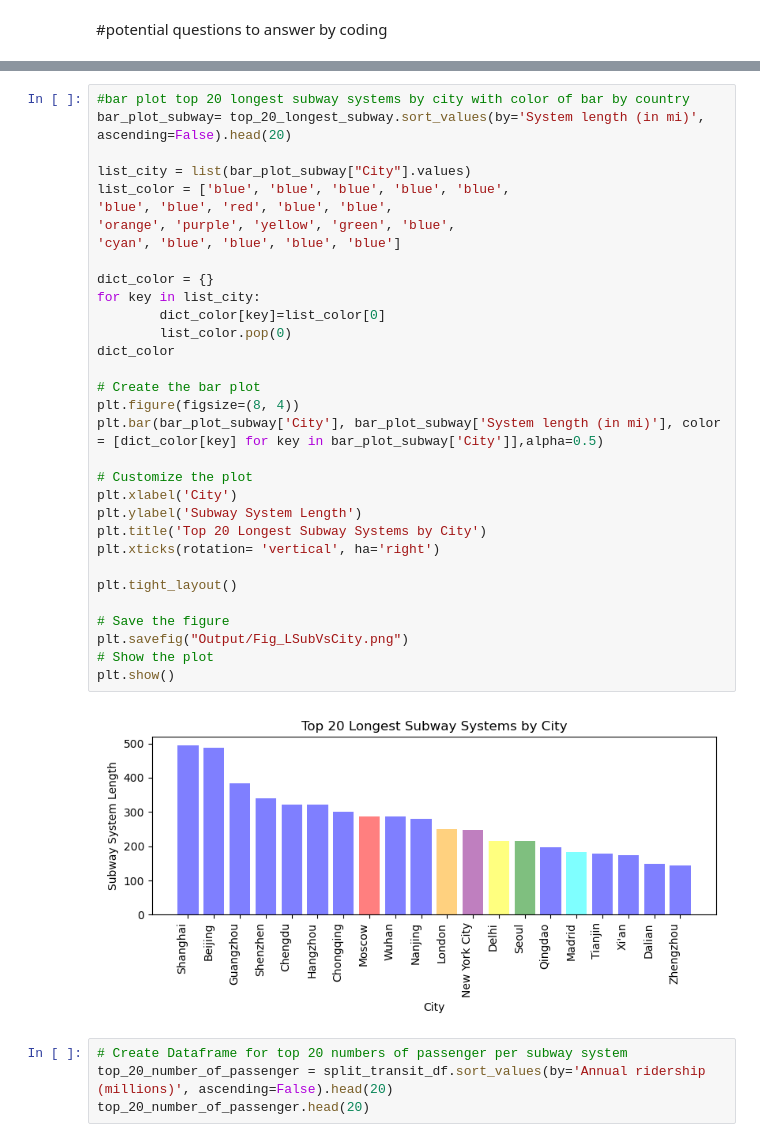
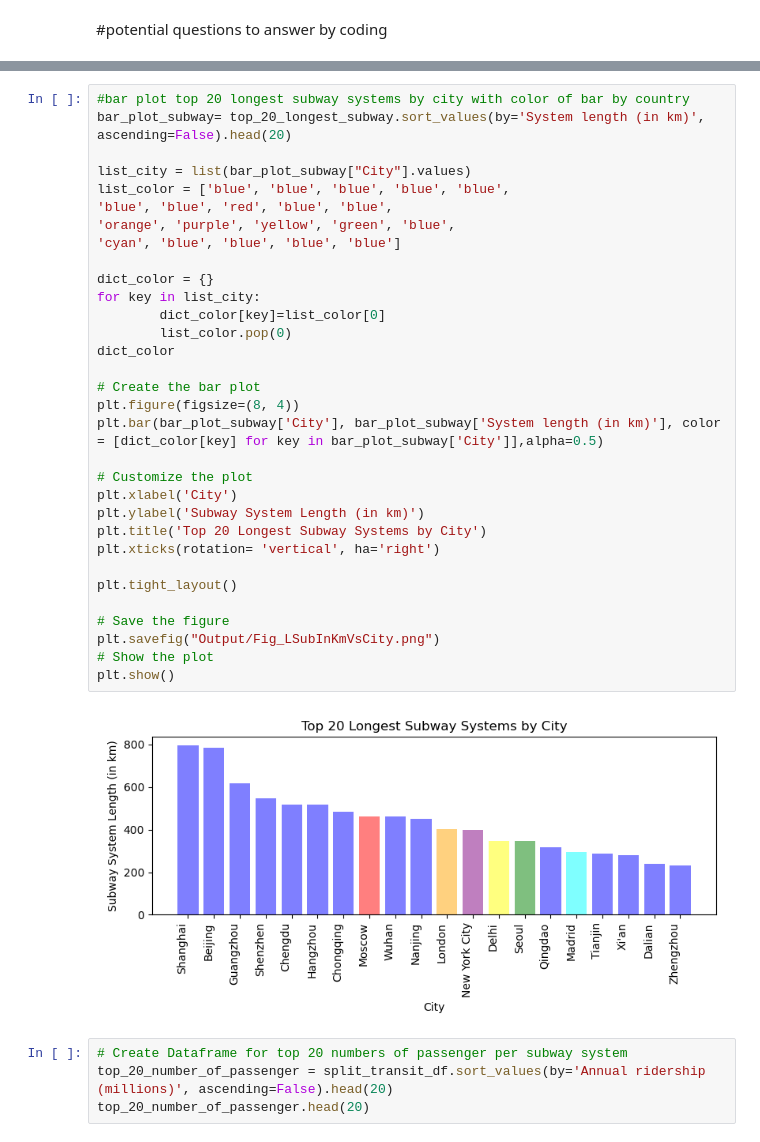
Before and after one commit to gituseraccount1/Project_1, a Jupyter notebook: proj_1.ipynb, the cells around one changed output, grey strips where cells are left out. Saved outputs shown, nothing was run; the diff lists cells and outputs as text.

```diff
--- a/proj_1.ipynb
+++ b/proj_1.ipynb
@@ -177,38 +177,38 @@ top_20_longest_subway.head()
 | 26 | Chengdu | China | Chengdu Metro | 2010 | 2020 | 284 | 518.5 km (322.2 mi) | ... |
 # %%
 #bar plot top 20 longest subway systems by city with color of bar by country
-bar_plot_subway= top_20_longest_subway.sort_values(by='System length (in mi)', ascending=False).head(20)
+bar_plot_subway= top_20_longest_subway.sort_values(by='System length (in km)', ascending=False).head(20)
 
 list_city = list(bar_plot_subway["City"].values)
 list_color = ['blue', 'blue', 'blue', 'blue', 'blue',
 'blue', 'blue', 'red', 'blue', 'blue',
 'orange', 'purple', 'yellow', 'green', 'blue',
 'cyan', 'blue', 'blue', 'blue', 'blue']
 
 dict_color = {}
 for key in list_city:
         dict_color[key]=list_color[0]
         list_color.pop(0)
 dict_color
 
 # Create the bar plot
 plt.figure(figsize=(8, 4))
-plt.bar(bar_plot_subway['City'], bar_plot_subway['System length (in mi)'], color = [dict_color[key] for key in bar_plot_subway['City']],alpha=0.5)
+plt.bar(bar_plot_subway['City'], bar_plot_subway['System length (in km)'], color = [dict_color[key] for key in bar_plot_subway['City']],alpha=0.5)
 
 # Customize the plot
 plt.xlabel('City')
-plt.ylabel('Subway System Length')
+plt.ylabel('Subway System Length (in km)')
 plt.title('Top 20 Longest Subway Systems by City')
 plt.xticks(rotation= 'vertical', ha='right')
 
 plt.tight_layout()
 
 # Save the figure
-plt.savefig("Output/Fig_LSubVsCity.png")
+plt.savefig("Output/Fig_LSubInKmVsCity.png")
 # Show the plot
 plt.show()
 # %% [output]
-[figure, old version]
+[figure, new version]
 # %%
 # Create Dataframe for top 20 numbers of passenger per subway system
 top_20_number_of_passenger = split_transit_df.sort_values(by='Annual ridership (millions)', ascending=False).head(20)
```
Also changed, not shown: parts of 1 cell of this notebook.
